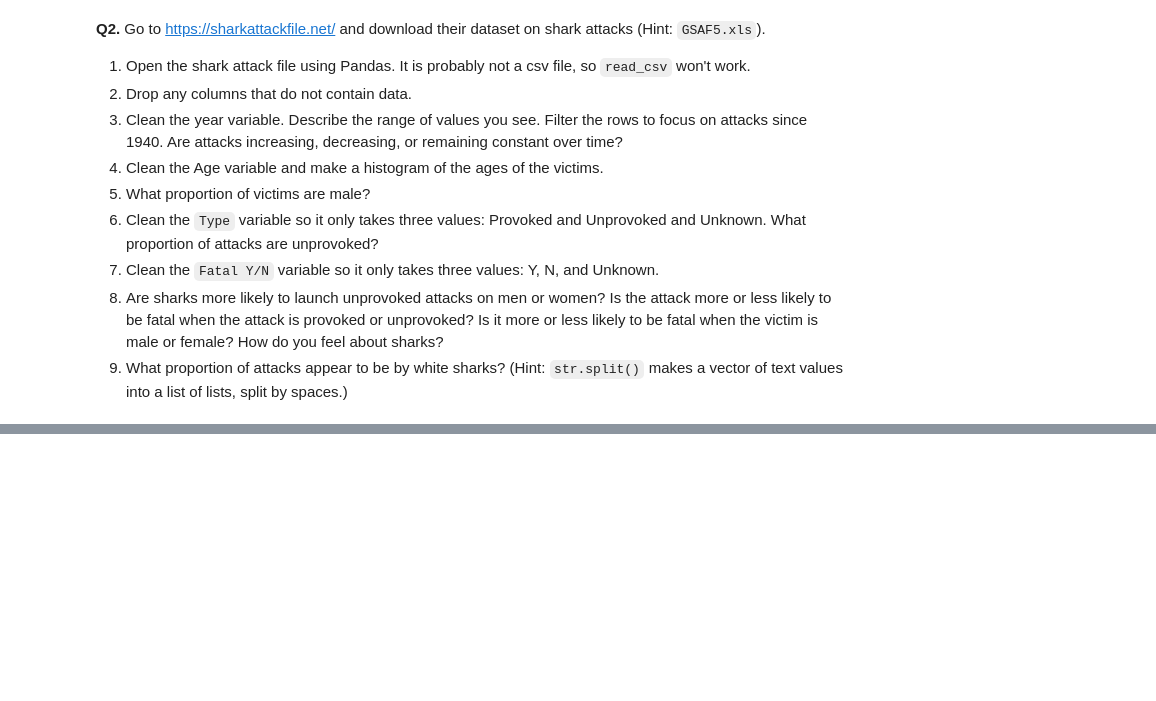
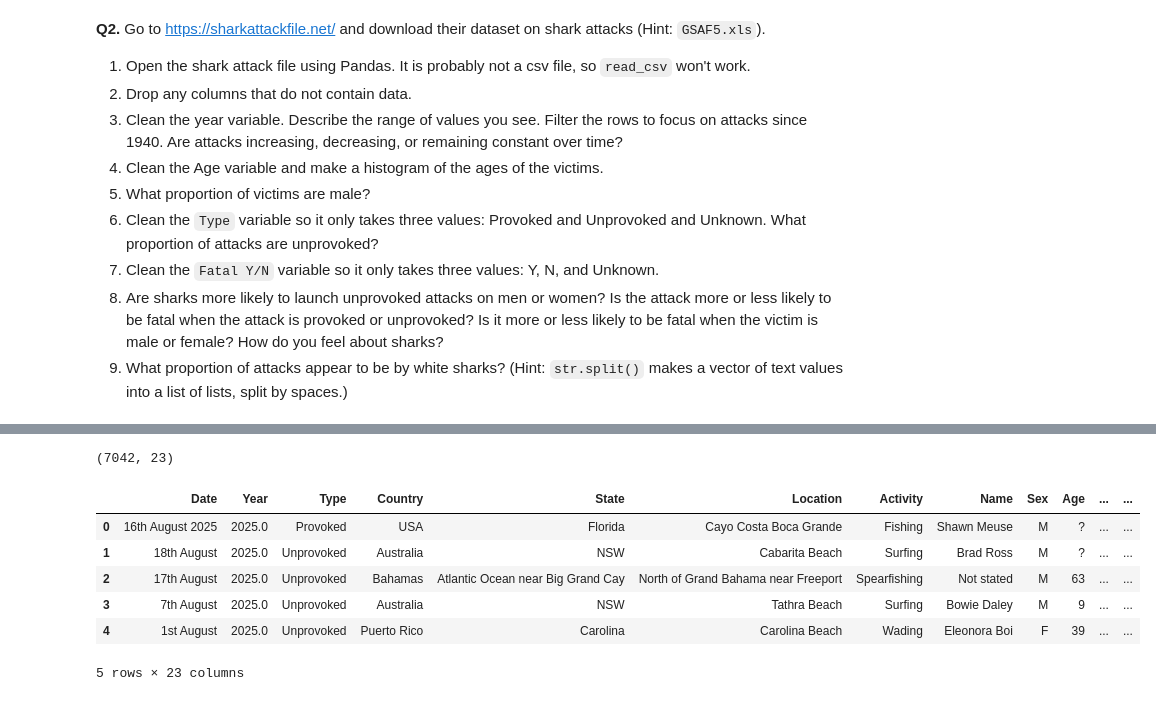
Before and after one commit to zje5sq/wrangling_assignment, a Jupyter notebook: assignment.ipynb, the cells around one changed output, grey strips where cells are left out. Drawn from its saved outputs; the diff is of its cells as text; code cells hidden in the pictures; blank space fills up the shorter version.

```diff
--- a/assignment.ipynb
+++ b/assignment.ipynb
@@ -191,0 +123,21 @@ KeyError: 'Fatal (Y/N)'
+# %%
+import pandas as pd
+import numpy as np
+import matplotlib.pyplot as plt
+
+sharks_data = pd.read_excel("GSAF5.xls")
+
+#Drop the empty columns
+sharks_data = sharks_data.dropna(axis=1, how='all')
+
+print(sharks_data.shape)
+sharks_data.head()
+# %% [output]
+(7042, 23)
+|  | Date | Year | Type | Country | State | Location | Activity | Name | Sex | Age | ... | ... |
+| 0 | 16th August 2025 | 2025.0 | Provoked | USA | Florida | Cayo Costa Boca Grande | Fishing | Shawn Meuse | M | ? | ... | ... |
+| 1 | 18th August | 2025.0 | Unprovoked | Australia | NSW | Cabarita Beach | Surfing | Brad Ross | M | ? | ... | ... |
+| 2 | 17th August | 2025.0 | Unprovoked | Bahamas | Atlantic Ocean near Big Grand Cay | North of Grand Bahama near Freeport | Spearfishing | Not stated | M | 63 | ... | ... |
+| 3 | 7th August | 2025.0 | Unprovoked | Australia | NSW | Tathra Beach | Surfing | Bowie Daley | M | 9 | ... | ... |
+| 4 | 1st August | 2025.0 | Unprovoked | Puerto Rico | Carolina | Carolina Beach | Wading | Eleonora Boi | F | 39 | ... | ... |
+5 rows × 23 columns
```
Also changed, not shown: parts of 27 cells of this notebook.
